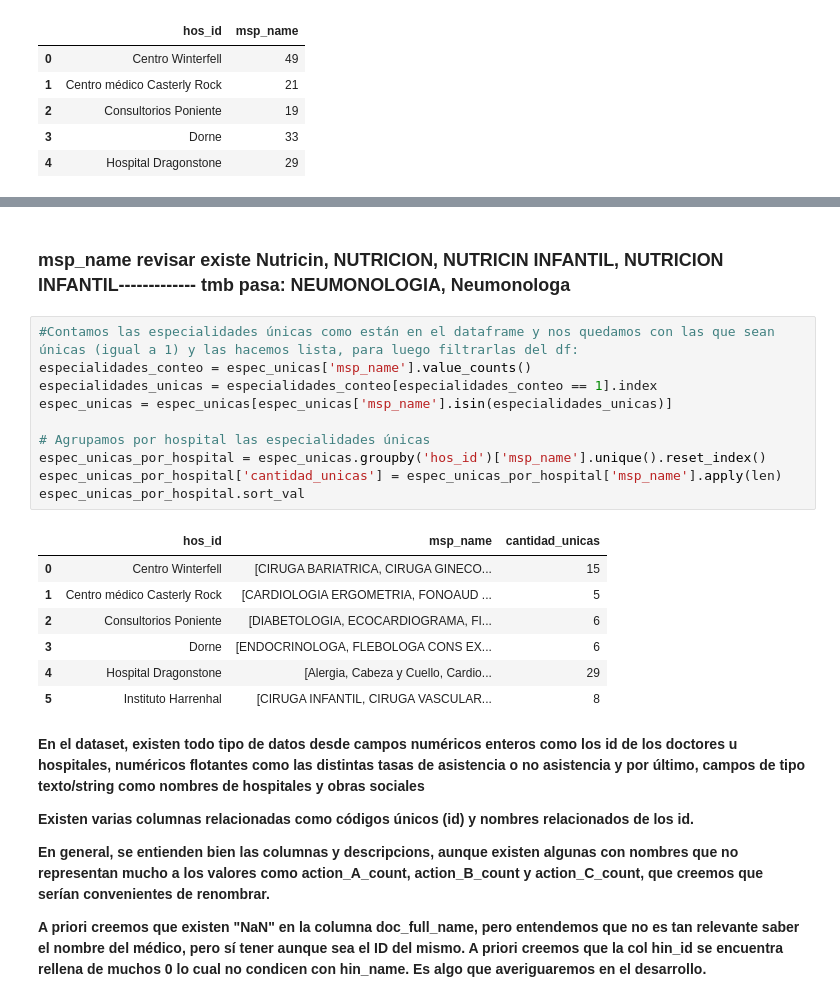
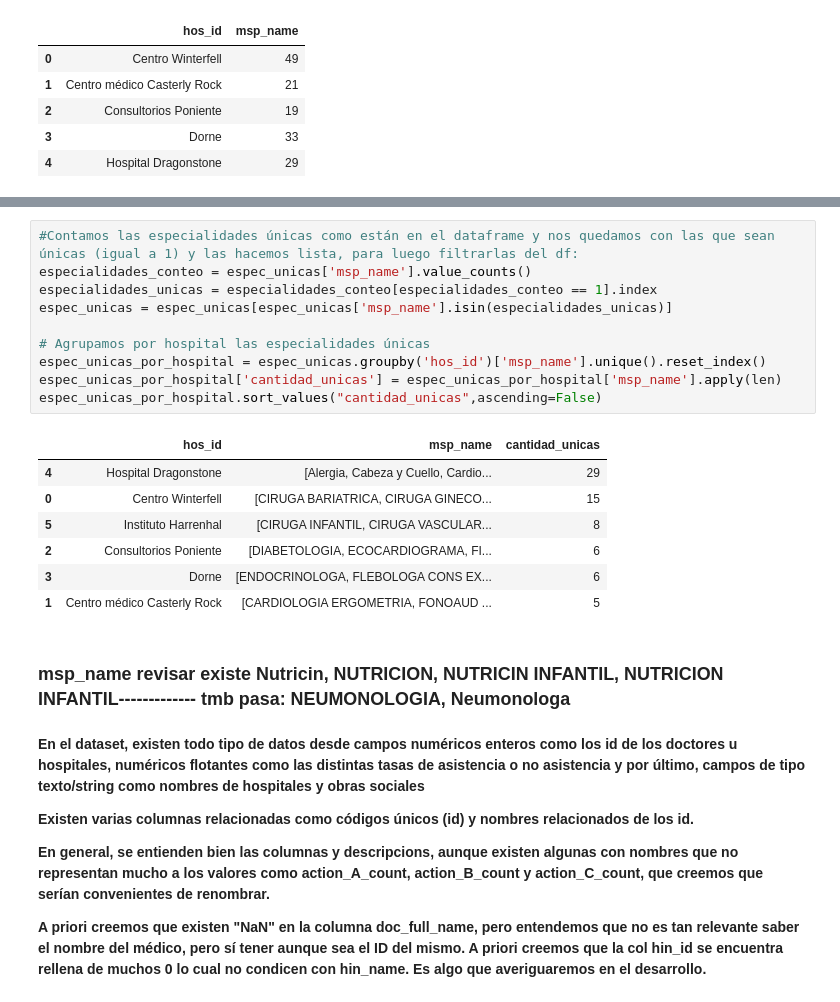
Before and after one commit to manufabregas/Dataset-Asistencia-a-turnos-m-dicos, a Jupyter notebook: Práctico_1_Análisis_y_visualización_de_datos.ipynb, the cells around one changed output, grey strips where cells are left out. Drawn from its saved outputs; the diff is of its cells as text.

```diff
--- a/Práctico_1_Análisis_y_visualización_de_datos.ipynb
+++ b/Práctico_1_Análisis_y_visualización_de_datos.ipynb
@@ -342,23 +343,23 @@ espec_unicas_por_hospital
+# %%
+#Contamos las especialidades únicas como están en el dataframe y nos quedamos con las que sean únicas (igual a 1) y las hacemos lista, para luego filtrarlas del df:
+especialidades_conteo = espec_unicas['msp_name'].value_counts()
+especialidades_unicas = especialidades_conteo[especialidades_conteo == 1].index
+espec_unicas = espec_unicas[espec_unicas['msp_name'].isin(especialidades_unicas)]
+
+# Agrupamos por hospital las especialidades únicas
+espec_unicas_por_hospital = espec_unicas.groupby('hos_id')['msp_name'].unique().reset_index()
+espec_unicas_por_hospital['cantidad_unicas'] = espec_unicas_por_hospital['msp_name'].apply(len)
+espec_unicas_por_hospital.sort_values("cantidad_unicas",ascending=False)
+# %% [output]
+|  | hos_id | msp_name | cantidad_unicas |
+| 4 | Hospital Dragonstone | [Alergia, Cabeza y Cuello, Cardio... | 29 |
+| 0 | Centro Winterfell | [CIRUGA BARIATRICA, CIRUGA GINECO... | 15 |
+| 5 | Instituto Harrenhal | [CIRUGA INFANTIL, CIRUGA VASCULAR... | 8 |
+| 2 | Consultorios Poniente | [DIABETOLOGIA, ECOCARDIOGRAMA, FI... | 6 |
+| 3 | Dorne | [ENDOCRINOLOGA, FLEBOLOGA CONS EX... | 6 |
+| 1 | Centro médico Casterly Rock | [CARDIOLOGIA ERGOMETRIA, FONOAUD ... | 5 |
 # %% [markdown]
 ### **msp_name revisar existe Nutricin, NUTRICION, NUTRICIN INFANTIL, NUTRICION INFANTIL------------- tmb pasa: NEUMONOLOGIA, Neumonologa**
-# %%
-#Contamos las especialidades únicas como están en el dataframe y nos quedamos con las que sean únicas (igual a 1) y las hacemos lista, para luego filtrarlas del df:
-especialidades_conteo = espec_unicas['msp_name'].value_counts()
-especialidades_unicas = especialidades_conteo[especialidades_conteo == 1].index
-espec_unicas = espec_unicas[espec_unicas['msp_name'].isin(especialidades_unicas)]
-
-# Agrupamos por hospital las especialidades únicas
-espec_unicas_por_hospital = espec_unicas.groupby('hos_id')['msp_name'].unique().reset_index()
-espec_unicas_por_hospital['cantidad_unicas'] = espec_unicas_por_hospital['msp_name'].apply(len)
-espec_unicas_por_hospital.sort_val
-# %% [output]
-|  | hos_id | msp_name | cantidad_unicas |
-| 0 | Centro Winterfell | [CIRUGA BARIATRICA, CIRUGA GINECO... | 15 |
-| 1 | Centro médico Casterly Rock | [CARDIOLOGIA ERGOMETRIA, FONOAUD ... | 5 |
-| 2 | Consultorios Poniente | [DIABETOLOGIA, ECOCARDIOGRAMA, FI... | 6 |
-| 3 | Dorne | [ENDOCRINOLOGA, FLEBOLOGA CONS EX... | 6 |
-| 4 | Hospital Dragonstone | [Alergia, Cabeza y Cuello, Cardio... | 29 |
-| 5 | Instituto Harrenhal | [CIRUGA INFANTIL, CIRUGA VASCULAR... | 8 |
 # %% [markdown]
 **En el dataset, existen todo tipo de datos desde campos numéricos enteros como los id de los doctores u hospitales, numéricos flotantes como las distintas tasas de asistencia o no asistencia y por último, campos de tipo texto/string como nombres de hospitales y obras sociales**
 
```
Also changed, not shown: parts of 5 cells of this notebook.
